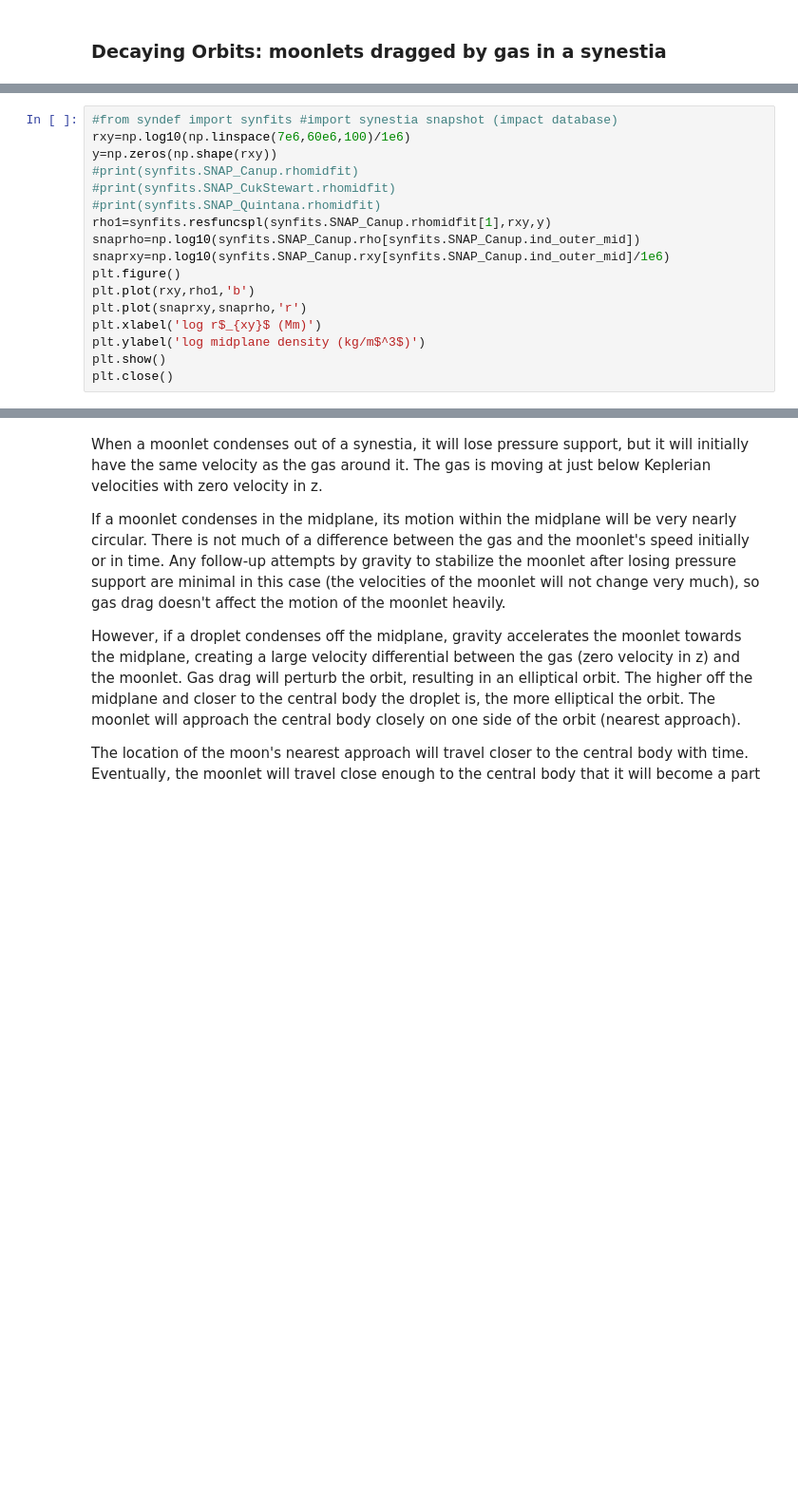
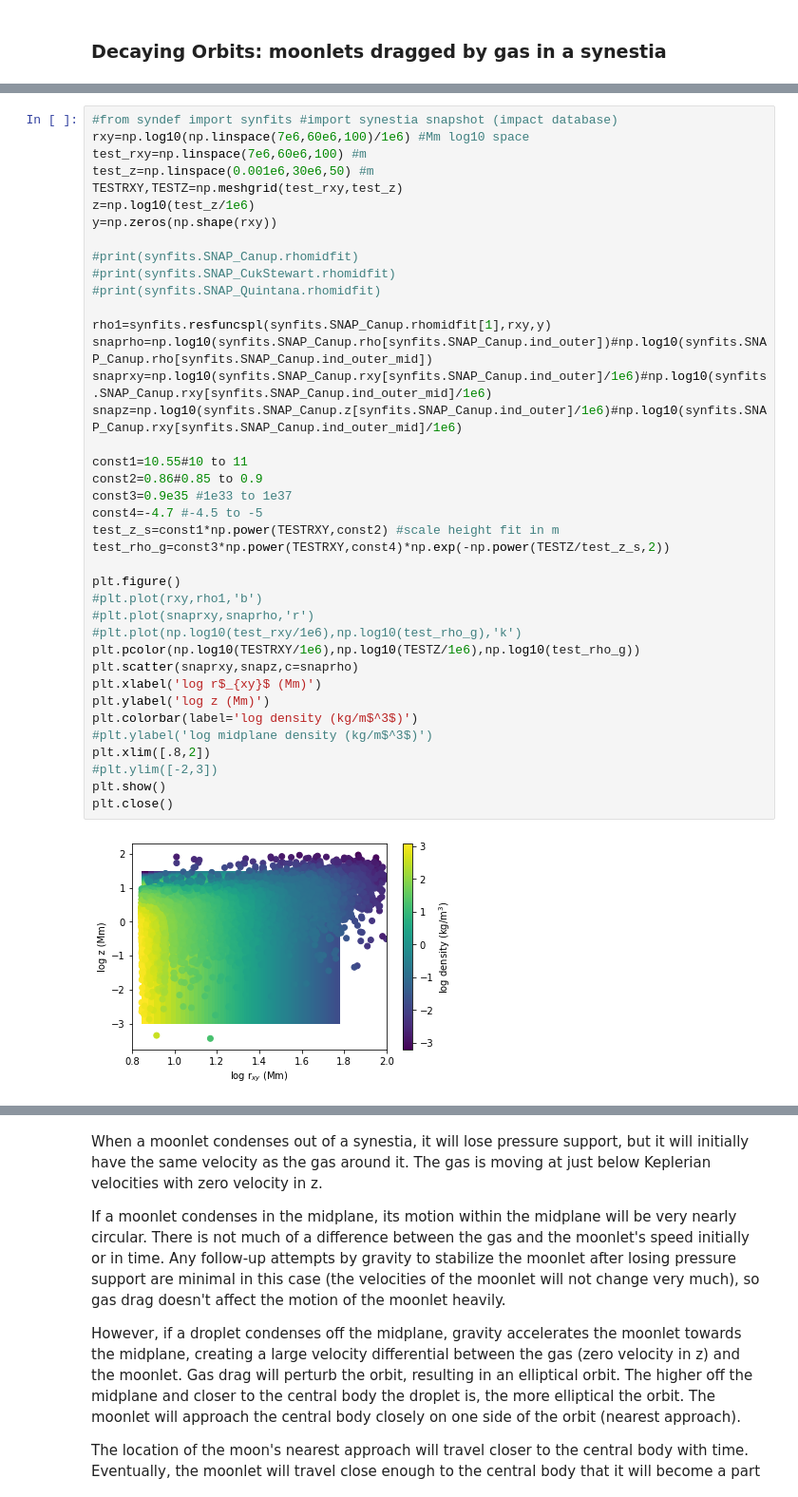
Before and after one commit to gohollyo/Synestia, a Jupyter notebook: 05MoonFormationInSynestias.ipynb, the cells around one changed output, grey strips where cells are left out. Shown: that part at 95% size. Cells and saved outputs as stored; diff of their text form; blank space fills up the shorter version.

```diff
--- a/05MoonFormationInSynestias.ipynb
+++ b/05MoonFormationInSynestias.ipynb
@@ -179,20 +181,44 @@ print(synfits.SNAP_Canup.rhomidfit)
 # %%
 #from syndef import synfits #import synestia snapshot (impact database)
-rxy=np.log10(np.linspace(7e6,60e6,100)/1e6)
+rxy=np.log10(np.linspace(7e6,60e6,100)/1e6) #Mm log10 space
+test_rxy=np.linspace(7e6,60e6,100) #m
+test_z=np.linspace(0.001e6,30e6,50) #m
+TESTRXY,TESTZ=np.meshgrid(test_rxy,test_z)
+z=np.log10(test_z/1e6)
 y=np.zeros(np.shape(rxy))
+
 #print(synfits.SNAP_Canup.rhomidfit)
 #print(synfits.SNAP_CukStewart.rhomidfit)
 #print(synfits.SNAP_Quintana.rhomidfit)
+
 rho1=synfits.resfuncspl(synfits.SNAP_Canup.rhomidfit[1],rxy,y)
-snaprho=np.log10(synfits.SNAP_Canup.rho[synfits.SNAP_Canup.ind_outer_mid])
-snaprxy=np.log10(synfits.SNAP_Canup.rxy[synfits.SNAP_Canup.ind_outer_mid]/1e6)
+snaprho=np.log10(synfits.SNAP_Canup.rho[synfits.SNAP_Canup.ind_outer])#np.log10(synfits.SNAP_Canup.rho[synfits.SNAP_Canup.ind_outer_mid])
+snaprxy=np.log10(synfits.SNAP_Canup.rxy[synfits.SNAP_Canup.ind_outer]/1e6)#np.log10(synfits.SNAP_Canup.rxy[synfits.SNAP_Canup.ind_outer_mid]/1e6)
+snapz=np.log10(synfits.SNAP_Canup.z[synfits.SNAP_Canup.ind_outer]/1e6)#np.log10(synfits.SNAP_Canup.rxy[synfits.SNAP_Canup.ind_outer_mid]/1e6)
+
+const1=10.55#10 to 11
+const2=0.86#0.85 to 0.9
+const3=0.9e35 #1e33 to 1e37
+const4=-4.7 #-4.5 to -5
+test_z_s=const1*np.power(TESTRXY,const2) #scale height fit in m
+test_rho_g=const3*np.power(TESTRXY,const4)*np.exp(-np.power(TESTZ/test_z_s,2))
+
 plt.figure()
-plt.plot(rxy,rho1,'b')
-plt.plot(snaprxy,snaprho,'r')
+#plt.plot(rxy,rho1,'b')
+#plt.plot(snaprxy,snaprho,'r')
+#plt.plot(np.log10(test_rxy/1e6),np.log10(test_rho_g),'k')
+plt.pcolor(np.log10(TESTRXY/1e6),np.log10(TESTZ/1e6),np.log10(test_rho_g))
+plt.scatter(snaprxy,snapz,c=snaprho)
 plt.xlabel('log r$_{xy}$ (Mm)')
-plt.ylabel('log midplane density (kg/m$^3$)')
+plt.ylabel('log z (Mm)')
+plt.colorbar(label='log density (kg/m$^3$)')
+#plt.ylabel('log midplane density (kg/m$^3$)')
+plt.xlim([.8,2])
+#plt.ylim([-2,3])
 plt.show()
 plt.close()
+# %% [output]
+[figure, added]
 # %%
 import math
 import numpy as np
```
Also changed, not shown: parts of 3 cells of this notebook, 4 other files.
